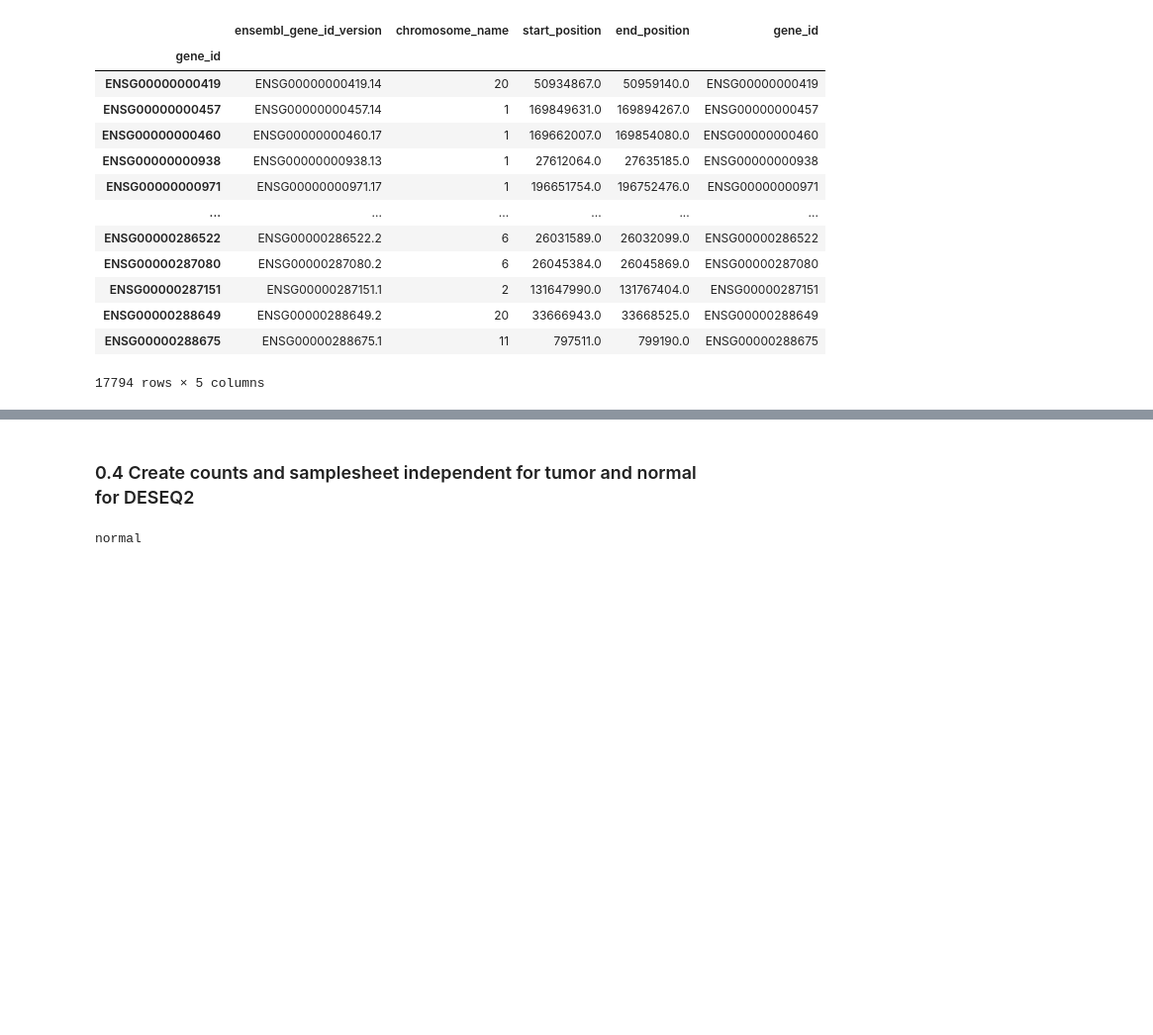
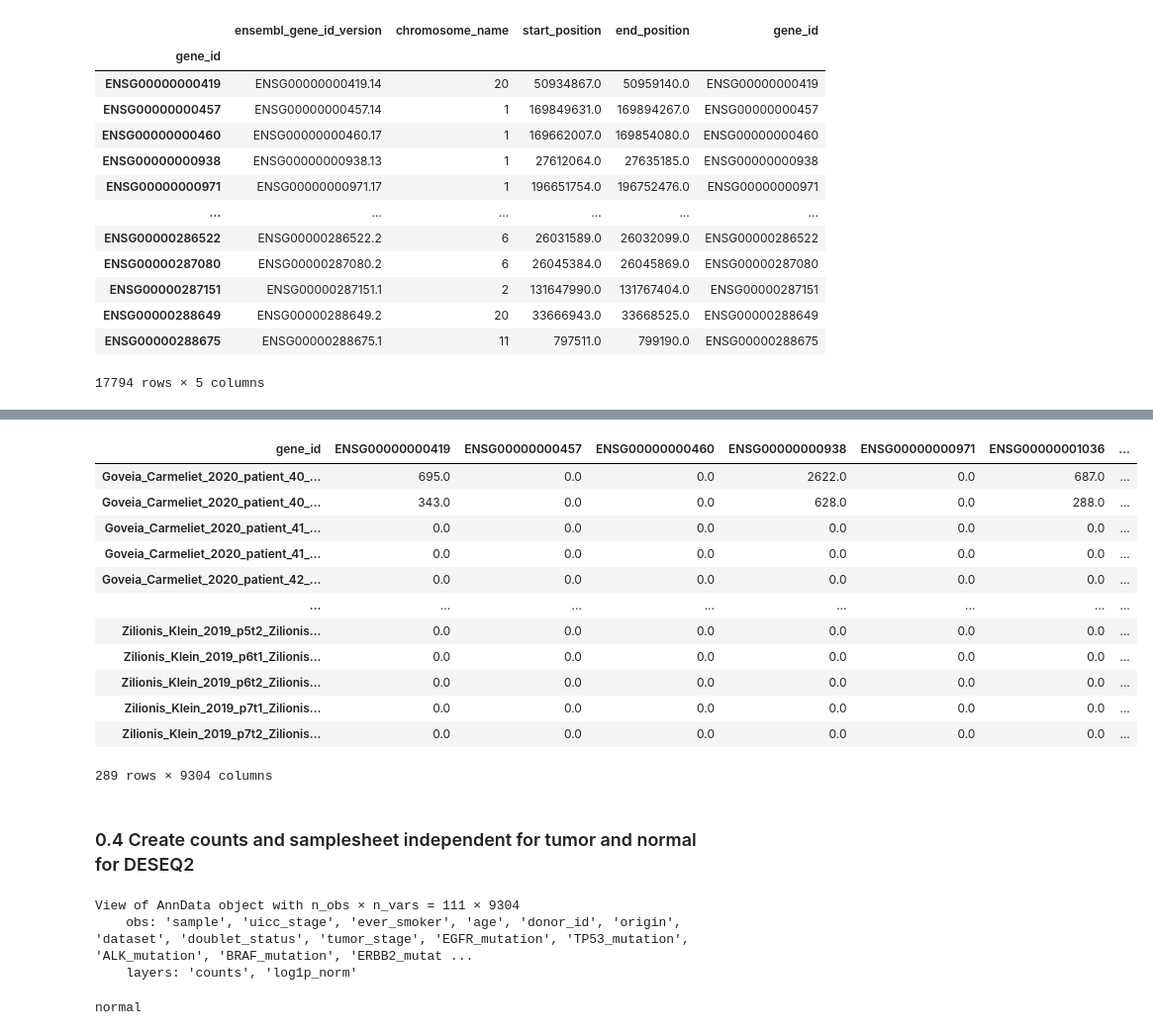
Before and after one commit to ErikaKvalem/NSCLC_gender_2023, a Jupyter notebook: 02-scripts/01_pseudobulk_nsclc.ipynb, the cells around one changed output, grey strips where cells are left out. Shown: that part at 99% size. Cells and saved outputs as stored; diff of their text form; code cells hidden in the pictures; blank space fills up the shorter version.

Commit message:
python log1p_norm

```diff
--- a/02-scripts/01_pseudobulk_nsclc.ipynb
+++ b/02-scripts/01_pseudobulk_nsclc.ipynb
@@ -173,0 +179,6 @@ pdata = sc.read_h5ad(f"{path}/out/007_re_analysis/tables/input/pdata.h5ad")
+# %%
+pdata.layers["counts"] = pdata.X
+# %%
+scales_counts = sc.pp.normalize_total(pdata, target_sum=None, inplace=False)
+# log1p transform
+pdata.layers["log1p_norm"] = sc.pp.log1p(scales_counts["X"], copy=True)
@@ -208,5 +208,21 @@ bulk_df
 bulk_df = pdata.to_df().T
 #bulk_df["gene_id"]=bulk_df.index
 bulk_df.columns = bulk_df.columns.str.replace("[.-]", "_").str.replace(" ", "_")
+# %%
+pdata.to_df()
+# %% [output]
+| gene_id | ENSG00000000419 | ENSG00000000457 | ENSG00000000460 | ENSG00000000938 | ENSG00000000971 | ENSG00000001036 | ... |
+| Goveia_Carmeliet_2020_patient_40_... | 695.0 | 0.0 | 0.0 | 2622.0 | 0.0 | 687.0 | ... |
+| Goveia_Carmeliet_2020_patient_40_... | 343.0 | 0.0 | 0.0 | 628.0 | 0.0 | 288.0 | ... |
+| Goveia_Carmeliet_2020_patient_41_... | 0.0 | 0.0 | 0.0 | 0.0 | 0.0 | 0.0 | ... |
+| Goveia_Carmeliet_2020_patient_41_... | 0.0 | 0.0 | 0.0 | 0.0 | 0.0 | 0.0 | ... |
+| Goveia_Carmeliet_2020_patient_42_... | 0.0 | 0.0 | 0.0 | 0.0 | 0.0 | 0.0 | ... |
+| ... | ... | ... | ... | ... | ... | ... | ... |
+| Zilionis_Klein_2019_p5t2_Zilionis... | 0.0 | 0.0 | 0.0 | 0.0 | 0.0 | 0.0 | ... |
+| Zilionis_Klein_2019_p6t1_Zilionis... | 0.0 | 0.0 | 0.0 | 0.0 | 0.0 | 0.0 | ... |
+| Zilionis_Klein_2019_p6t2_Zilionis... | 0.0 | 0.0 | 0.0 | 0.0 | 0.0 | 0.0 | ... |
+| Zilionis_Klein_2019_p7t1_Zilionis... | 0.0 | 0.0 | 0.0 | 0.0 | 0.0 | 0.0 | ... |
+| Zilionis_Klein_2019_p7t2_Zilionis... | 0.0 | 0.0 | 0.0 | 0.0 | 0.0 | 0.0 | ... |
+289 rows × 9304 columns
 # %%
 bulk_df.to_csv(f"{path}/out/007_re_analysis/tables/input/counts.csv")
@@ -215,6 +240,12 @@ bulk_df.to_csv(f"{path}/out/007_re_analysis/tables/input/counts.csv")
 # %%
 pdata_normal = pdata[pdata.obs["origin"]=="normal_adjacent"]
 pdata_tumor = pdata[pdata.obs["origin"]=="tumor_primary"]
+# %%
+pdata_normal
+# %% [output]
+View of AnnData object with n_obs × n_vars = 111 × 9304
+    obs: 'sample', 'uicc_stage', 'ever_smoker', 'age', 'donor_id', 'origin', 'dataset', 'doublet_status', 'tumor_stage', 'EGFR_mutation', 'TP53_mutation', 'ALK_mutation', 'BRAF_mutation', 'ERBB2_mutat ...
+    layers: 'counts', 'log1p_norm'
 # %%
 pdata_list = [pdata_normal,pdata_tumor]
 pdata_list_name = ["normal","tumor"]
```
Also changed, not shown: parts of 5 cells of this notebook, 2 other files.
